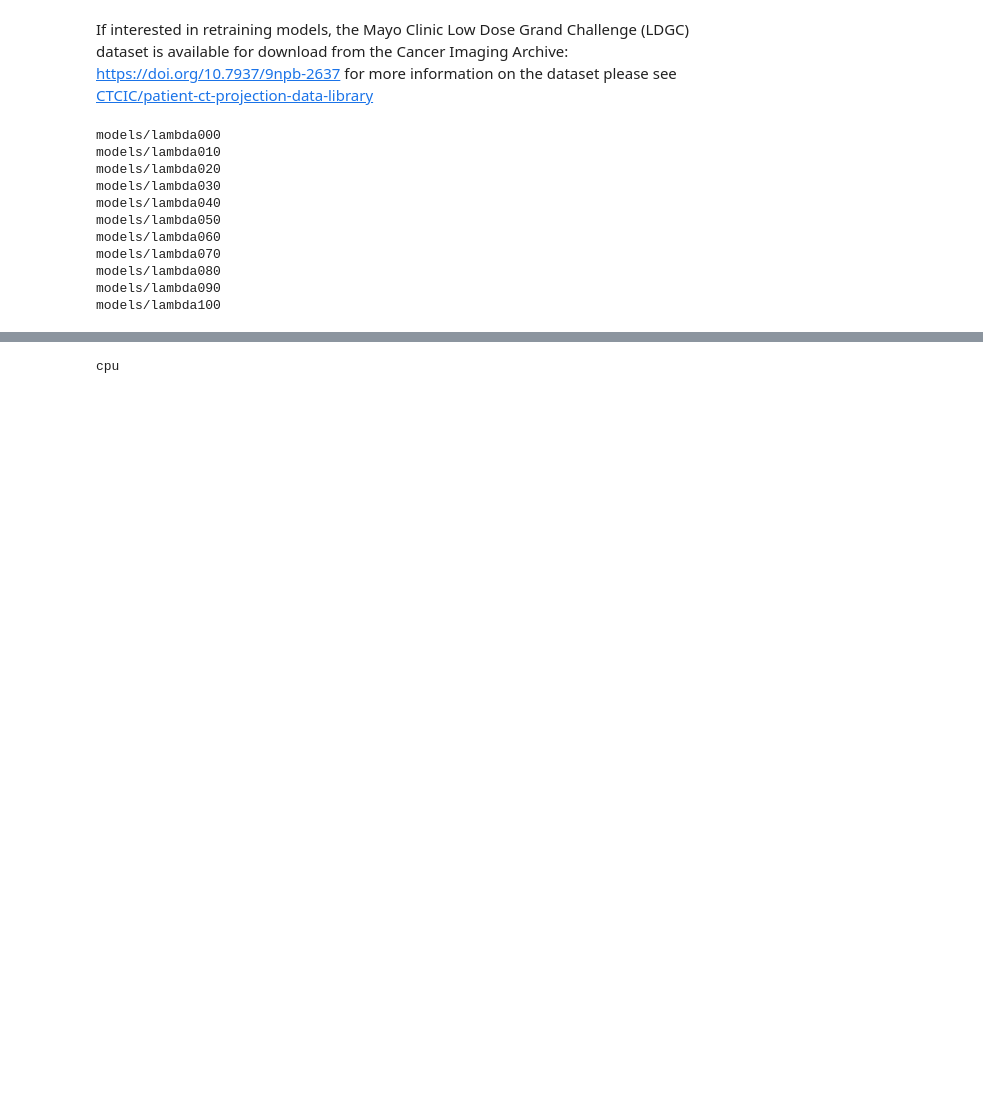
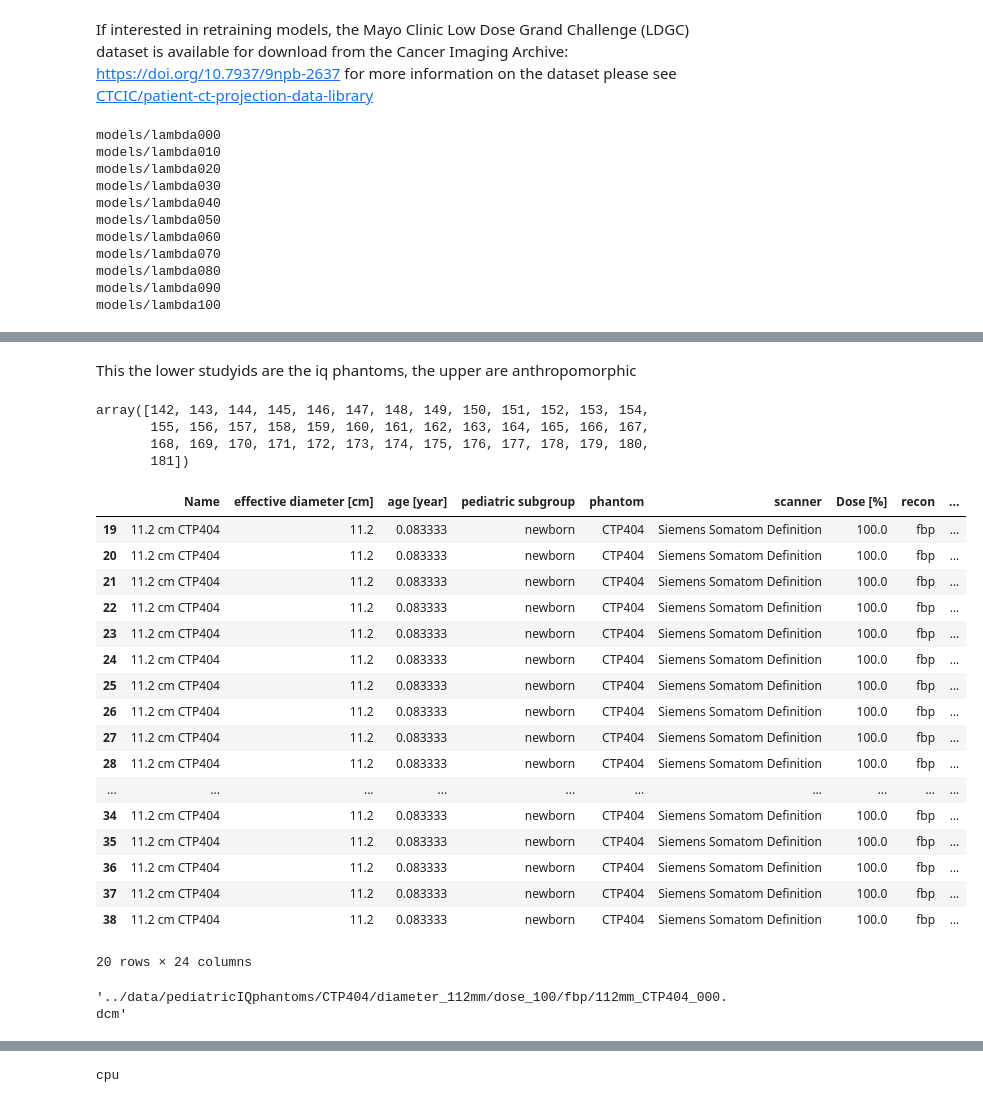
Before and after one commit to brandonjnelsonFDA/pediatric-CT-noise-texture-augmentation, a Jupyter notebook: notebooks/01_train_denoiser_with_augmentation.ipynb, the cells around one changed output, grey strips where cells are left out. Cells and saved outputs as stored; diff of their text form; code cells hidden in the pictures; blank space fills up the shorter version.

```diff
--- a/notebooks/01_train_denoiser_with_augmentation.ipynb
+++ b/notebooks/01_train_denoiser_with_augmentation.ipynb
@@ -101,0 +121,34 @@ meta.head()
+# %% [markdown]
+This the lower studyids are the iq phantoms, the upper are anthropomorphic
+# %%
+anthro_meta.studyid.unique()
+# %% [output]
+array([142, 143, 144, 145, 146, 147, 148, 149, 150, 151, 152, 153, 154,
+       155, 156, 157, 158, 159, 160, 161, 162, 163, 164, 165, 166, 167,
+       168, 169, 170, 171, 172, 173, 174, 175, 176, 177, 178, 179, 180,
+       181])
+# %%
+meta[meta.studyid == 3]
+# %% [output]
+|  | Name | effective diameter [cm] | age [year] | pediatric subgroup | phantom | scanner | Dose [%] | recon | ... |
+| 19 | 11.2 cm CTP404 | 11.2 | 0.083333 | newborn | CTP404 | Siemens Somatom Definition | 100.0 | fbp | ... |
+| 20 | 11.2 cm CTP404 | 11.2 | 0.083333 | newborn | CTP404 | Siemens Somatom Definition | 100.0 | fbp | ... |
+| 21 | 11.2 cm CTP404 | 11.2 | 0.083333 | newborn | CTP404 | Siemens Somatom Definition | 100.0 | fbp | ... |
+| 22 | 11.2 cm CTP404 | 11.2 | 0.083333 | newborn | CTP404 | Siemens Somatom Definition | 100.0 | fbp | ... |
+| 23 | 11.2 cm CTP404 | 11.2 | 0.083333 | newborn | CTP404 | Siemens Somatom Definition | 100.0 | fbp | ... |
+| 24 | 11.2 cm CTP404 | 11.2 | 0.083333 | newborn | CTP404 | Siemens Somatom Definition | 100.0 | fbp | ... |
+| 25 | 11.2 cm CTP404 | 11.2 | 0.083333 | newborn | CTP404 | Siemens Somatom Definition | 100.0 | fbp | ... |
+| 26 | 11.2 cm CTP404 | 11.2 | 0.083333 | newborn | CTP404 | Siemens Somatom Definition | 100.0 | fbp | ... |
+| 27 | 11.2 cm CTP404 | 11.2 | 0.083333 | newborn | CTP404 | Siemens Somatom Definition | 100.0 | fbp | ... |
+| 28 | 11.2 cm CTP404 | 11.2 | 0.083333 | newborn | CTP404 | Siemens Somatom Definition | 100.0 | fbp | ... |
+| ... | ... | ... | ... | ... | ... | ... | ... | ... | ... |
+| 34 | 11.2 cm CTP404 | 11.2 | 0.083333 | newborn | CTP404 | Siemens Somatom Definition | 100.0 | fbp | ... |
+| 35 | 11.2 cm CTP404 | 11.2 | 0.083333 | newborn | CTP404 | Siemens Somatom Definition | 100.0 | fbp | ... |
+| 36 | 11.2 cm CTP404 | 11.2 | 0.083333 | newborn | CTP404 | Siemens Somatom Definition | 100.0 | fbp | ... |
+| 37 | 11.2 cm CTP404 | 11.2 | 0.083333 | newborn | CTP404 | Siemens Somatom Definition | 100.0 | fbp | ... |
+| 38 | 11.2 cm CTP404 | 11.2 | 0.083333 | newborn | CTP404 | Siemens Somatom Definition | 100.0 | fbp | ... |
+20 rows × 24 columns
+# %%
+meta[meta.studyid == 3].file.iloc[0]
+# %% [output]
+'../data/pediatricIQphantoms/CTP404/diameter_112mm/dose_100/fbp/112mm_CTP404_000.dcm'
```
Also changed, not shown: parts of 33 cells of this notebook, 9 other files.
